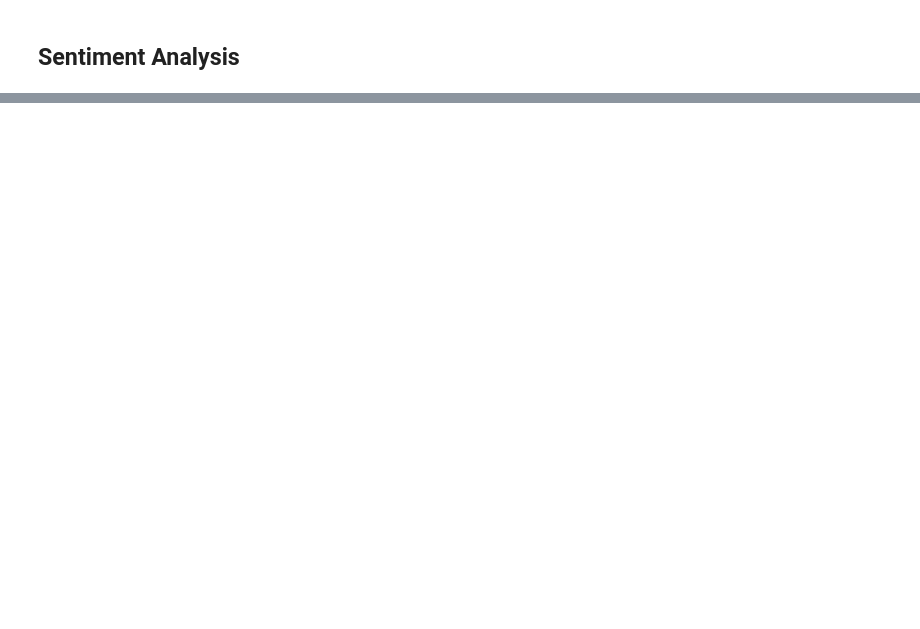
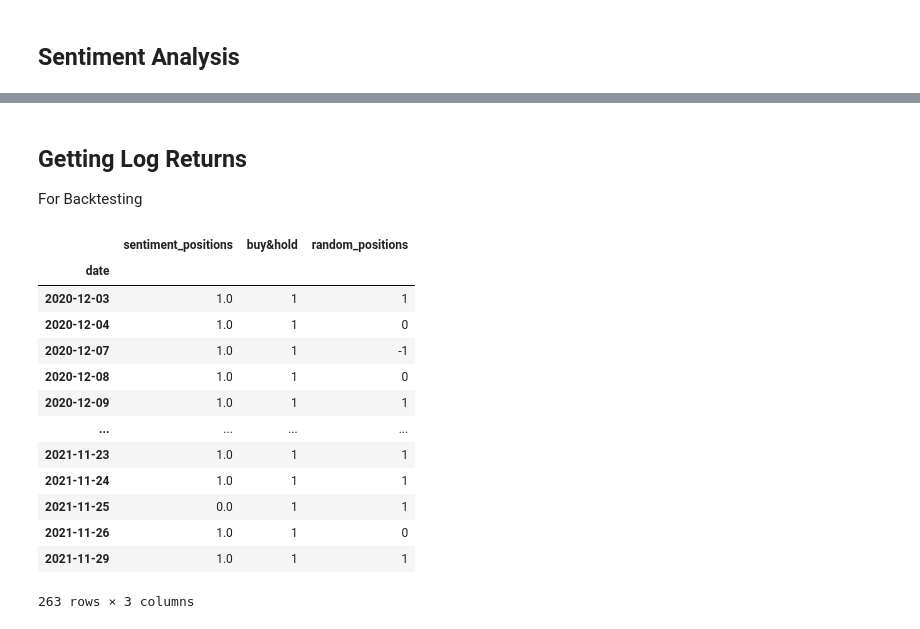
Before and after one commit to marcosan93/Medium-Misc-Tutorials, a Jupyter notebook: Stock-Market-Tutorials/Financial-News-Backtest.ipynb, the cells around one changed output, grey strips where cells are left out. Saved outputs shown, nothing was run; the diff lists cells and outputs as text; code cells hidden in the pictures; blank space fills up the shorter version.

```diff
--- a/Stock-Market-Tutorials/Financial-News-Backtest.ipynb
+++ b/Stock-Market-Tutorials/Financial-News-Backtest.ipynb
@@ -60,3 +70,6 @@ ago = datetime.now() - timedelta(days=365)
 
 # Prices
 prices = pd.DataFrame(client.get_prices_eod("AMD", from_=ago.strftime("%Y-%m-%d")))
+
+# Set index
+prices = prices.set_index('date', drop=True)
@@ -102,0 +124,16 @@ news[['sentiment', 'title']].tail(50)
+# %%
+# Merging price history and sentiment positions
+df = df.merge(
+    prices,
+    right_index=True,
+    left_index=True,
+    how='outer'
+)
+
+# Filling in empty values with their most recent value for positions
+df['sentiment_positions'] = df['sentiment_positions'].fillna(
+    method='ffill'
+)
+
+# Dropping the NaNs in the beginning
+df[['sentiment_positions', 'adjusted_close']].dropna()
@@ -102,0 +155,35 @@ news[['sentiment', 'title']].tail(50)
+# %% [markdown]
+## Getting Log Returns
+For Backtesting
+# %%
+# Log returns
+log_returns = df['adjusted_close'].apply(np.log).diff()
+
+# Positions shifted ahead by one to compensate for lookahead bias
+position_df = df[['sentiment_positions']].shift(1)
+
+# Buy and hold strategy
+position_df['buy&hold'] = 1
+
+# Random strategy
+position_df['random_positions'] = random.choices([1,0, -1], k=len(position_df))
+
+# Dropping the last Nans
+position_df = position_df.dropna()
+
+position_df
+# %% [output]
+|  | sentiment_positions | buy&hold | random_positions |
+| date |  |  |  |
+| 2020-12-03 | 1.0 | 1 | 1 |
+| 2020-12-04 | 1.0 | 1 | 0 |
+| 2020-12-07 | 1.0 | 1 | -1 |
+| 2020-12-08 | 1.0 | 1 | 0 |
+| 2020-12-09 | 1.0 | 1 | 1 |
+| ... | ... | ... | ... |
+| 2021-11-23 | 1.0 | 1 | 1 |
+| 2021-11-24 | 1.0 | 1 | 1 |
+| 2021-11-25 | 0.0 | 1 | 1 |
+| 2021-11-26 | 1.0 | 1 | 0 |
+| 2021-11-29 | 1.0 | 1 | 1 |
+263 rows × 3 columns
```
Also changed, not shown: parts of 13 cells of this notebook.
